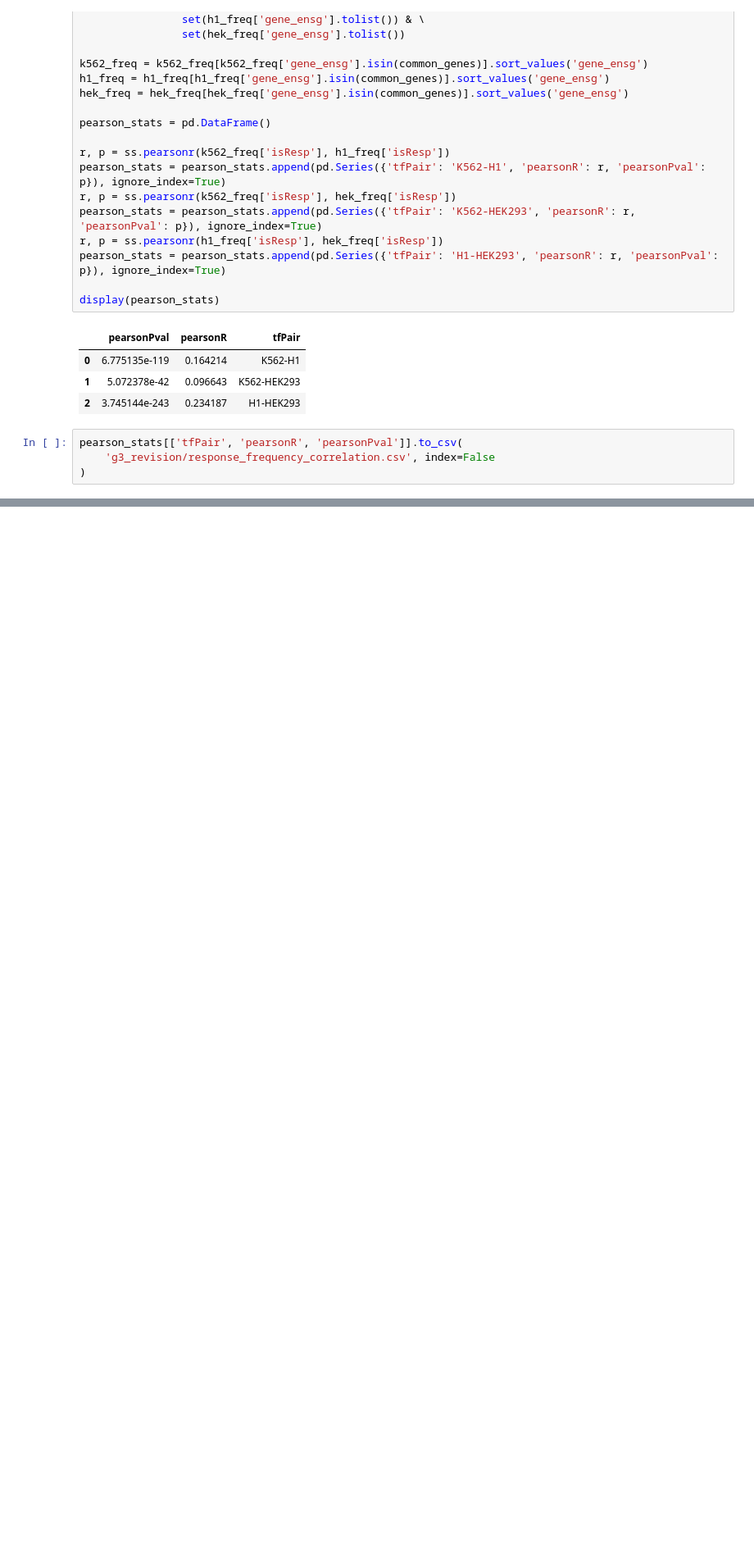
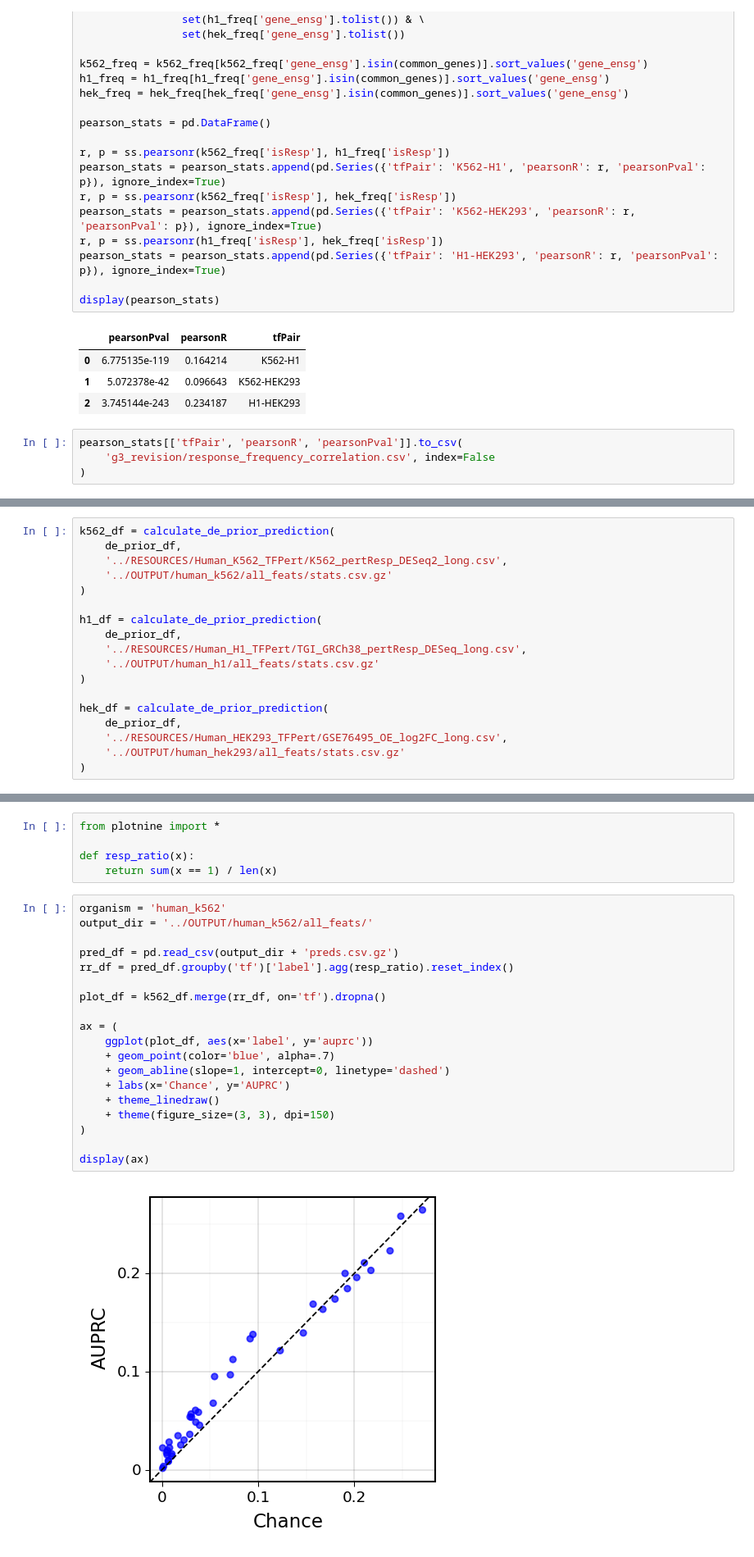
Before and after one commit to BrentLab/TFPertRespExplainer, a Jupyter notebook: WORKING_NOTEBOOKS/g3_revision.ipynb, the cells around one changed output, grey strips where cells are left out. Shown: that part at 82% size. Cells and saved outputs as stored; diff of their text form; blank space fills up the shorter version.

Commit message:
Add DE prior prediction

```diff
--- a/WORKING_NOTEBOOKS/g3_revision.ipynb
+++ b/WORKING_NOTEBOOKS/g3_revision.ipynb
@@ -210,0 +264,18 @@ pearson_stats[['tfPair', 'pearsonR', 'pearsonPval']].to_csv(
+# %%
+k562_df = calculate_de_prior_prediction(
+    de_prior_df,
+    '../RESOURCES/Human_K562_TFPert/K562_pertResp_DESeq2_long.csv',
+    '../OUTPUT/human_k562/all_feats/stats.csv.gz'
+)
+
+h1_df = calculate_de_prior_prediction(
+    de_prior_df,
+    '../RESOURCES/Human_H1_TFPert/TGI_GRCh38_pertResp_DESeq_long.csv',
+    '../OUTPUT/human_h1/all_feats/stats.csv.gz'
+)
+
+hek_df = calculate_de_prior_prediction(
+    de_prior_df,
+    '../RESOURCES/Human_HEK293_TFPert/GSE76495_OE_log2FC_long.csv',
+    '../OUTPUT/human_hek293/all_feats/stats.csv.gz'
+)
@@ -210,0 +309,26 @@ pearson_stats[['tfPair', 'pearsonR', 'pearsonPval']].to_csv(
+# %%
+from plotnine import *
+
+def resp_ratio(x):
+    return sum(x == 1) / len(x)
+# %%
+organism = 'human_k562'
+output_dir = '../OUTPUT/human_k562/all_feats/'
+
+pred_df = pd.read_csv(output_dir + 'preds.csv.gz')
+rr_df = pred_df.groupby('tf')['label'].agg(resp_ratio).reset_index()
+
+plot_df = k562_df.merge(rr_df, on='tf').dropna()
+
+ax = (
+    ggplot(plot_df, aes(x='label', y='auprc'))
+    + geom_point(color='blue', alpha=.7)
+    + geom_abline(slope=1, intercept=0, linetype='dashed')
+    + labs(x='Chance', y='AUPRC')
+    + theme_linedraw()
+    + theme(figure_size=(3, 3), dpi=150)
+)
+
+display(ax)
+# %% [output]
+[figure, added]
```
Also changed, not shown: parts of 9 cells of this notebook.
